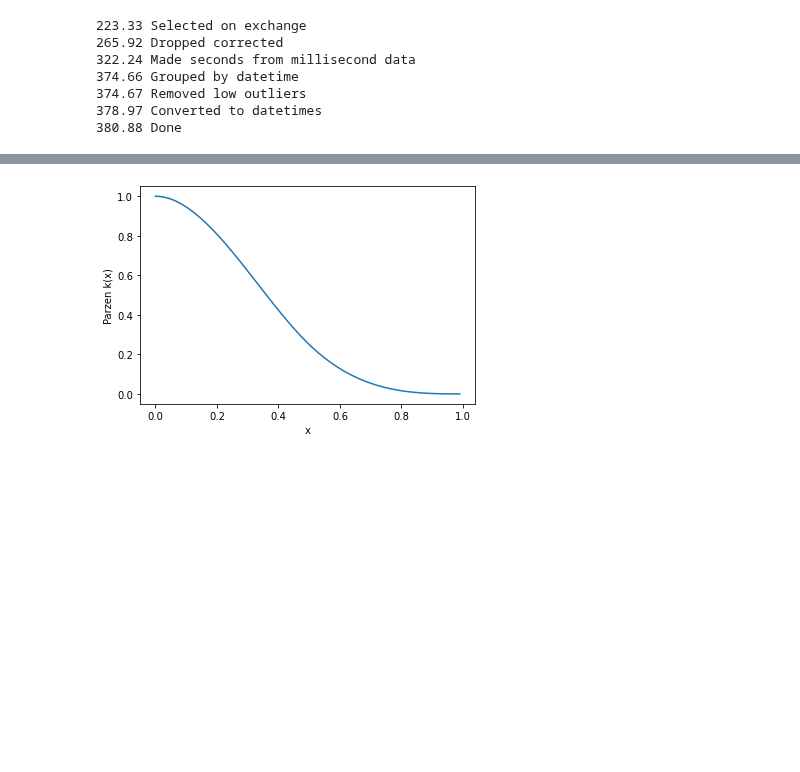
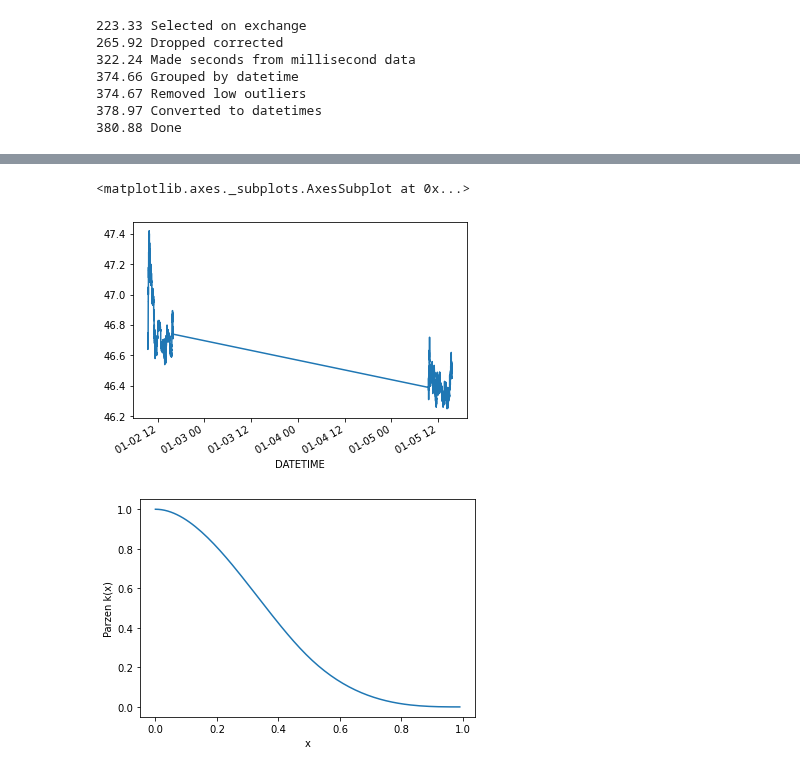
Before and after one commit to LuukOudshoorn25/HighFrequencyTrading, a Jupyter notebook: Code.ipynb, the cells around one changed output, grey strips where cells are left out. Drawn from its saved outputs; the diff is of its cells as text; code cells hidden in the pictures; blank space fills up the shorter version.

```diff
--- a/Code.ipynb
+++ b/Code.ipynb
@@ -159,3 +184,8 @@ plot_all()
+# %%
+df.iloc[:10000].PRICE.plot()
+# %% [output]
+<matplotlib.axes._subplots.AxesSubplot at 0x...>
+[figure, added]
 # %%
 #######################################
 ###                                 ###
```
Also changed, not shown: parts of 12 cells of this notebook, 3 other files.
